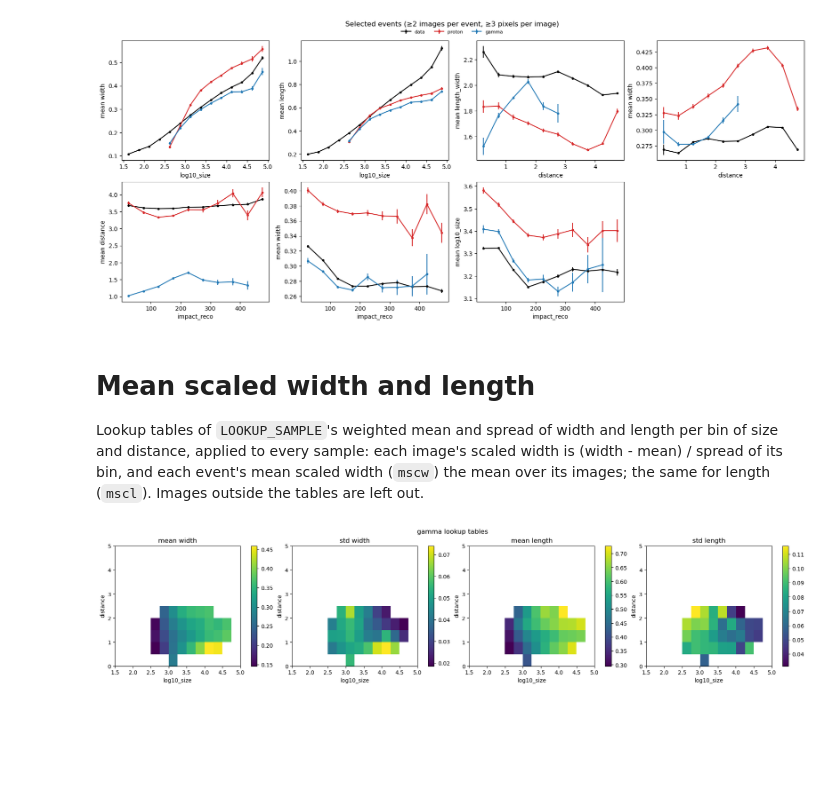
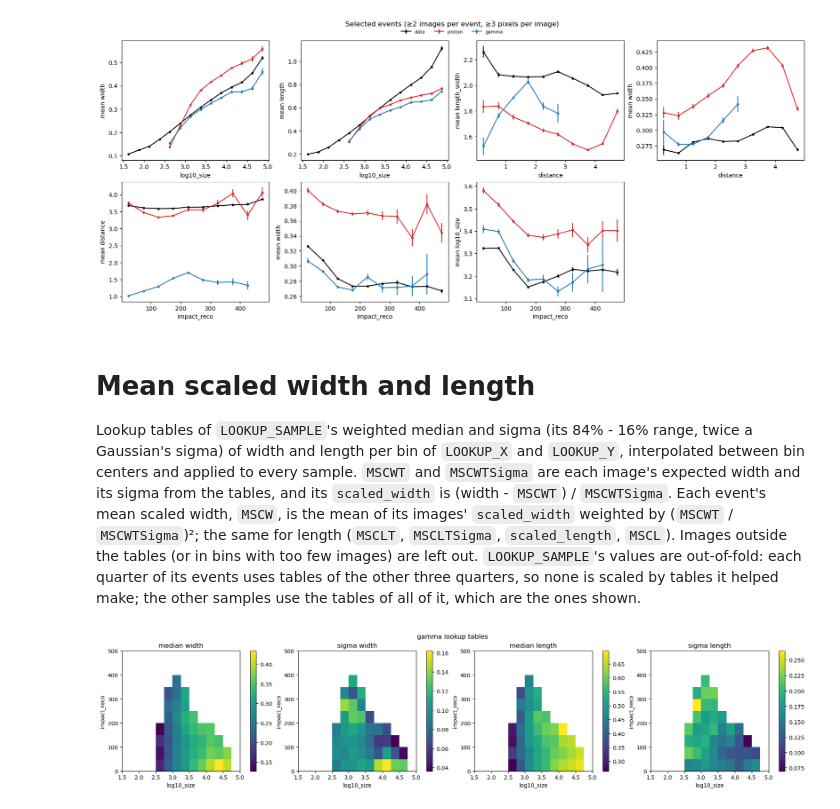
Before and after one commit to panoseti/PANOSETI-High-Energy-Analysis-Pipeline, a Jupyter notebook: simulation_tools/notebooks/data_mc.ipynb, the cells around one changed output. Drawn from its saved outputs; the diff is of its cells as text; code cells hidden in the pictures; blank space fills up the shorter version.

```diff
--- a/simulation_tools/notebooks/data_mc.ipynb
+++ b/simulation_tools/notebooks/data_mc.ipynb
@@ -74,9 +75,9 @@ POINTING_OVERRIDES = cfg["source"]["pointing_overrides"]
 
 # mean scaled width and length: LOOKUP_SAMPLE's width and length in bins of these two columns
 LOOKUP_SAMPLE = "gamma"
-LOOKUP_X, LOOKUP_Y = "log10_size", "distance" # or LOOKUP_Y = "impact_reco"
+LOOKUP_X, LOOKUP_Y = "log10_size", "impact_reco" # or LOOKUP_Y = "distance"
 LOOKUP_X_BINS = np.arange(1.5, 5.01, 0.25)
-LOOKUP_Y_BINS = np.arange(0, 5.01, 0.5) # deg; e.g. np.arange(0, 501, 50) m for impact_reco
+LOOKUP_Y_BINS = np.arange(0, 501, 50) # m; e.g. np.arange(0, 5.01, 0.5) deg for distance
 
 # plotting
 COLORS = {"data": "k", "proton": "C3", "gamma": "C0"}
@@ -379,9 +380,7 @@ plot_profiles(arrays, PROFILES, f"Selected events ({SELECTED})")
 [figure]
 # %% [markdown]
 # Mean scaled width and length
-Lookup tables of `LOOKUP_SAMPLE`'s weighted mean and spread of width and length per bin of size and distance, applied
-to every sample: each image's scaled width is (width - mean) / spread of its bin, and each event's mean scaled width
-(`mscw`) the mean over its images; the same for length (`mscl`). Images outside the tables are left out.
+Lookup tables of `LOOKUP_SAMPLE`'s weighted median and sigma (its 84% - 16% range, twice a Gaussian's sigma) of width and length per bin of `LOOKUP_X` and `LOOKUP_Y`, interpolated between bin centers and applied to every sample. `MSCWT` and `MSCWTSigma` are each image's expected width and its sigma from the tables, and its `scaled_width` is (width - `MSCWT`) / `MSCWTSigma`. Each event's mean scaled width, `MSCW`, is the mean of its images' `scaled_width` weighted by (`MSCWT` / `MSCWTSigma`)²; the same for length (`MSCLT`, `MSCLTSigma`, `scaled_length`, `MSCL`). Images outside the tables (or in bins with too few images) are left out. `LOOKUP_SAMPLE`'s values are out-of-fold: each quarter of its events uses tables of the other three quarters, so none is scaled by tables it helped make; the other samples use the tables of all of it, which are the ones shown.
 # %%
 def lookup_bins(images):
     """each image's (LOOKUP_X, LOOKUP_Y) bin, -1 outside LOOKUP_X_BINS, LOOKUP_Y_BINS"""
@@ -424,18 +469,23 @@ def event_parameters(array):
     })
 # %%
 tables = {column: lookup_table(arrays[LOOKUP_SAMPLE], column) for column in ["width", "length"]}
+for column, prefix in {"width": "MSCW", "length": "MSCL"}.items():
+    expected = out_of_fold_expected(column)
+    for label, array in arrays.items():
+        array[f"{prefix}T"], array[f"{prefix}TSigma"] = expected[label]
+        array[f"scaled_{column}"], array[f"{column}_weight"] = scale(array, column, *expected[label])
 
 fig, axs = plt.subplots(1, 4, figsize=(18, 4), layout="constrained")
-for ax, (column, key) in zip(axs, [(column, key) for column in tables for key in ("mean", "std")]):
+for ax, (column, key) in zip(axs, [(column, key) for column in tables for key in ("median", "sigma")]):
     grid = tables[column][key].unstack().reindex(index=range(len(LOOKUP_X_BINS) - 1), columns=range(len(LOOKUP_Y_BINS) - 1))
     im = ax.imshow(grid.T, origin="lower", aspect="auto", extent=[LOOKUP_X_BINS[0], LOOKUP_X_BINS[-1], LOOKUP_Y_BINS[0], LOOKUP_Y_BINS[-1]])
     fig.colorbar(im, ax=ax)
     ax.set(xlabel=LOOKUP_X, ylabel=LOOKUP_Y, title=f"{key} {column}")
 fig.suptitle(f"{LOOKUP_SAMPLE} lookup tables")
 plt.show()
 events = {label: event_parameters(array) for label, array in arrays.items()}
 # %% [output]
-[figure, old version]
+[figure, new version]
 # %%
 plot_hists(events, EVENT_PARAMS, f"Selected events ({SELECTED})", n_cols=3)
 # %% [output]
```
Also changed, not shown: parts of 6 cells of this notebook, 2 other files.
